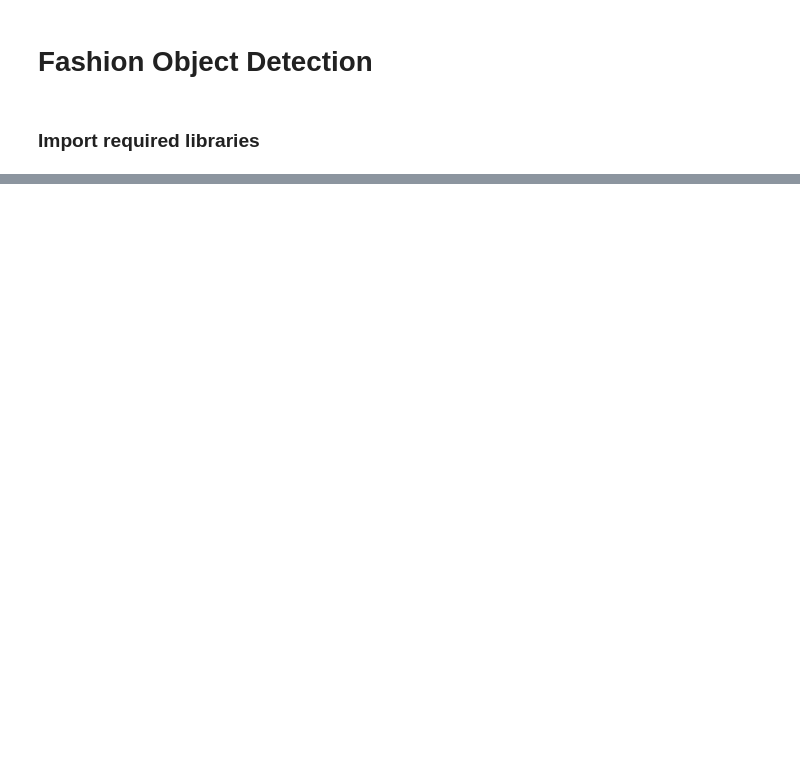
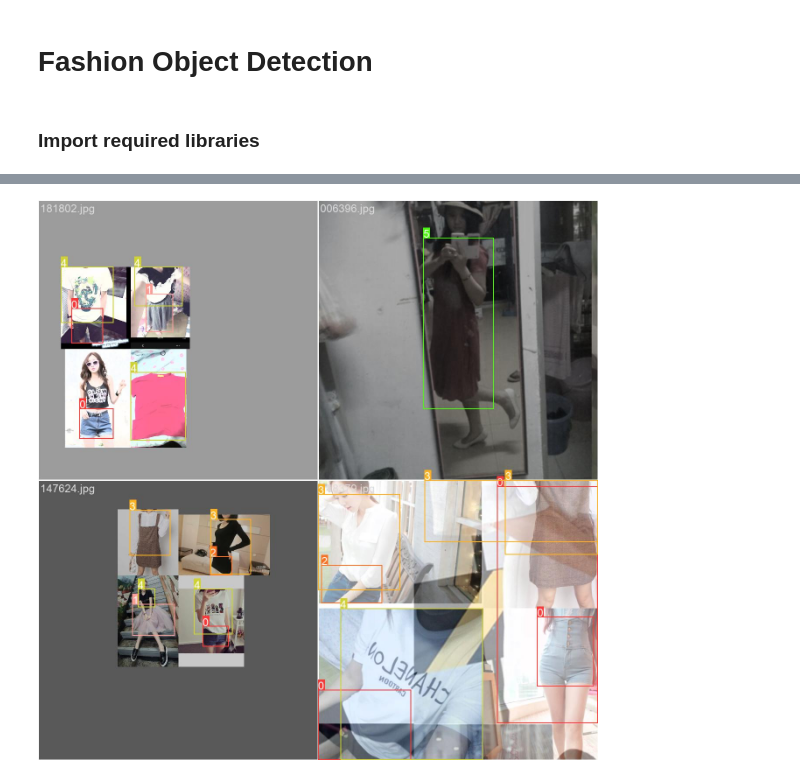
Before and after one commit to SG-Akshay10/Fashion-image-segmentation, a Jupyter notebook: Main.ipynb, the cells around one changed output, grey strips where cells are left out. Cells and saved outputs as stored; diff of their text form; code cells hidden in the pictures; blank space fills up the shorter version.

```diff
--- a/Main.ipynb
+++ b/Main.ipynb
@@ -268,0 +415,6 @@ with open('data.yaml', 'w', encoding='utf-8') as f:
+# %%
+from IPython.display import Image
+
+Image(filename=f"{HOME}/yolov9/runs/train/yolov9-c10/train_batch2.jpg", width=1000)
+# %% [output]
+[figure, added]
```
Also changed, not shown: parts of 34 cells of this notebook.
